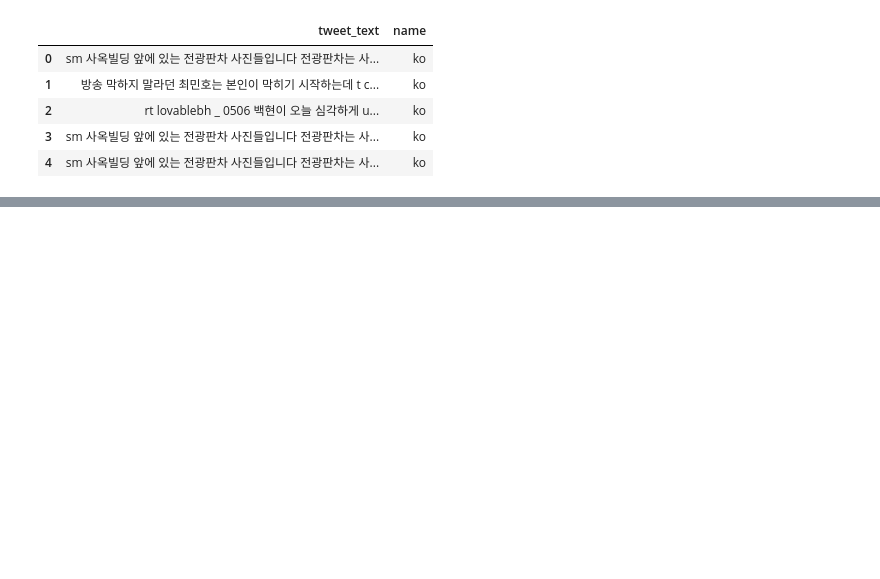
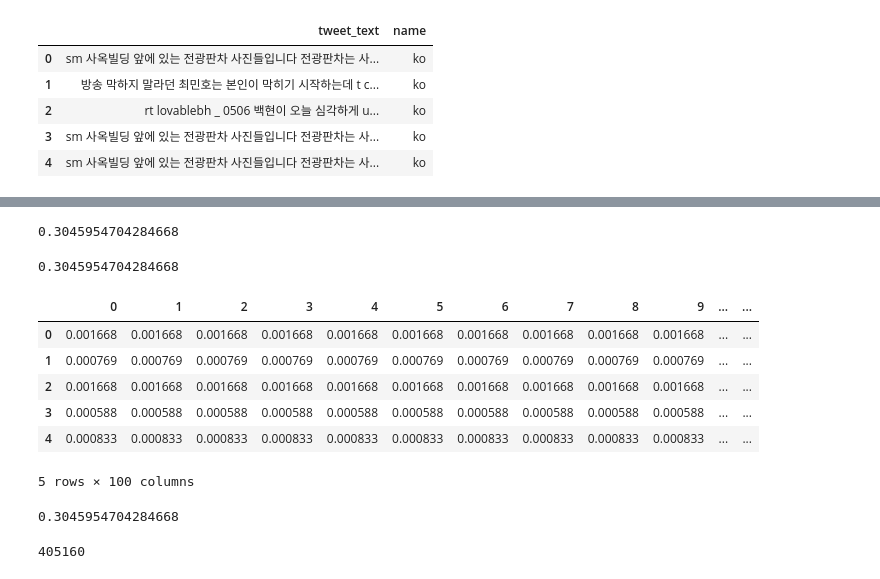
Before and after one commit to sumitsidana/recsys_challenge_2020, a Jupyter notebook: topic_modelling.ipynb, the cells around one changed output, grey strips where cells are left out. Saved outputs shown, nothing was run; the diff lists cells and outputs as text; code cells hidden in the pictures; blank space fills up the shorter version.

Commit message:
topic modelling attemps

```diff
--- a/topic_modelling.ipynb
+++ b/topic_modelling.ipynb
@@ -134,3 +130,3 @@ NUM_TOPICS = 5
 # %%
-ldamodel = gensim.models.ldamodel.LdaModel(corpus, num_topics = NUM_TOPICS, id2word=dictionary, passes=1)
+ldamodel = gensim.models.ldamulticore.LdaMulticore(corpus, num_topics = 100, id2word=dictionary, passes=5, workers=96)
 # %% [output]
@@ -184,0 +199,10 @@ ldamodel[corpus[5]]
+# %%
+all_topics = ldamodel.get_document_topics(corpus, per_word_topics=True)
+
+for doc_topics, word_topics, phi_values in all_topics:
+    print('New Document \n')
+    print('Document topics:', doc_topics)
+    print('Word topics:', word_topics)
+    print('Phi values:', phi_values)
+    print(" ")
+    print('-------------- \n')
@@ -184,0 +228,3 @@ ldamodel[corpus[5]]
+# %%
+all_topics_csr = gensim.matutils.corpus2csc(all_topics)
+all_topics_numpy = all_topics_csr.T.toarray()
@@ -184,0 +247,28 @@ ldamodel[corpus[5]]
+# %%
+topic_distribution_fr = pd.DataFrame(all_topics_numpy)
+# %%
+all_topics_numpy[0][89]
+# %% [output]
+0.3045954704284668
+# %%
+topic_distribution_fr.loc[0][89]
+# %% [output]
+0.3045954704284668
+# %%
+topic_distribution_fr.head()
+# %% [output]
+|  | 0 | 1 | 2 | 3 | 4 | 5 | 6 | 7 | 8 | 9 | ... | ... |
+| 0 | 0.001668 | 0.001668 | 0.001668 | 0.001668 | 0.001668 | 0.001668 | 0.001668 | 0.001668 | 0.001668 | 0.001668 | ... | ... |
+| 1 | 0.000769 | 0.000769 | 0.000769 | 0.000769 | 0.000769 | 0.000769 | 0.000769 | 0.000769 | 0.000769 | 0.000769 | ... | ... |
+| 2 | 0.001668 | 0.001668 | 0.001668 | 0.001668 | 0.001668 | 0.001668 | 0.001668 | 0.001668 | 0.001668 | 0.001668 | ... | ... |
+| 3 | 0.000588 | 0.000588 | 0.000588 | 0.000588 | 0.000588 | 0.000588 | 0.000588 | 0.000588 | 0.000588 | 0.000588 | ... | ... |
+| 4 | 0.000833 | 0.000833 | 0.000833 | 0.000833 | 0.000833 | 0.000833 | 0.000833 | 0.000833 | 0.000833 | 0.000833 | ... | ... |
+5 rows × 100 columns
+# %%
+topic_distribution_fr.loc[10507192][89]
+# %% [output]
+0.3045954704284668
+# %%
+len(topic_distribution_fr)
+# %% [output]
+405160
```
Also changed, not shown: parts of 42 cells of this notebook, 2 other files.
